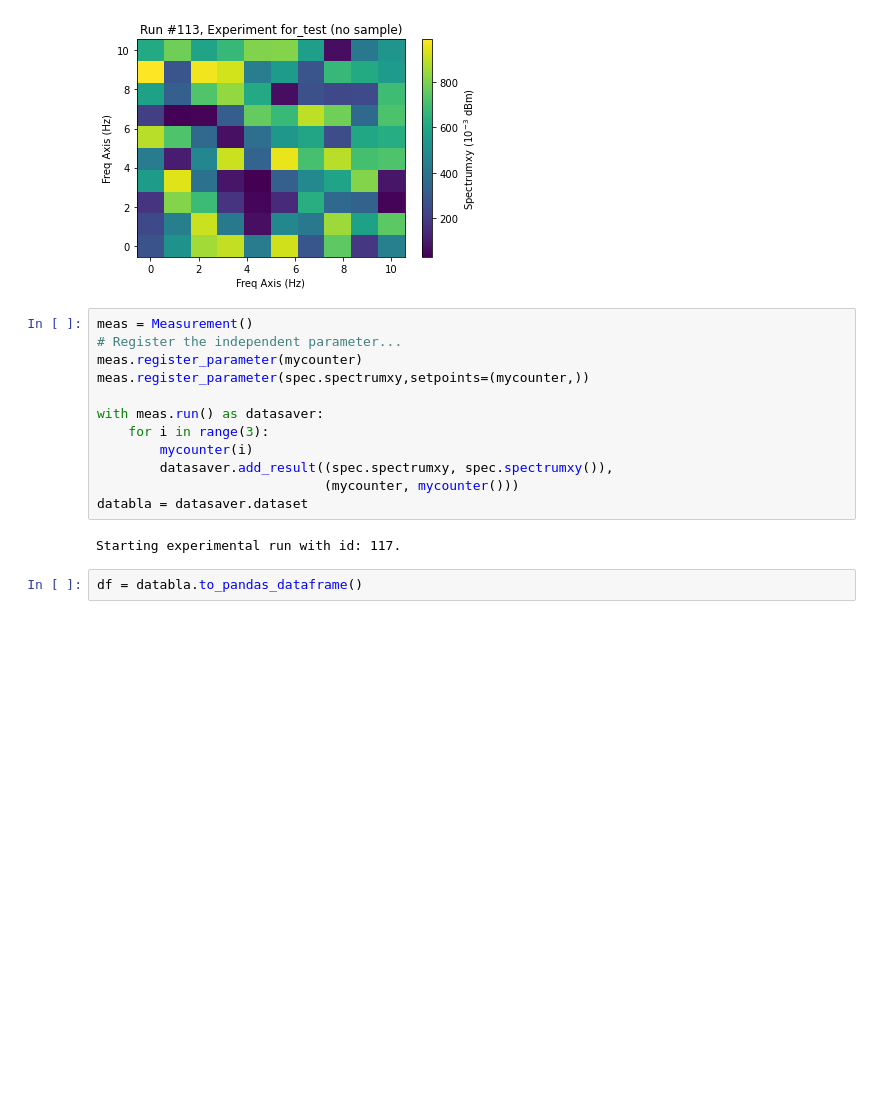
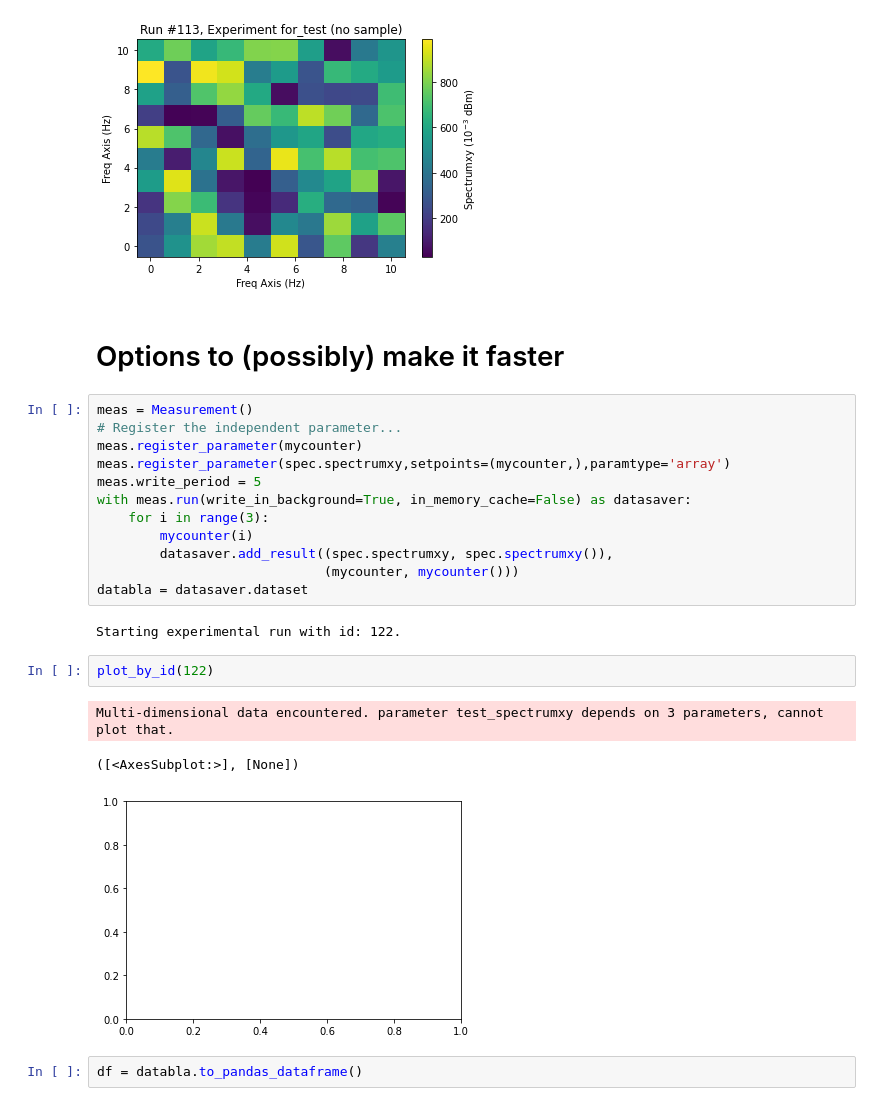
Before and after one commit to RasmusBC59/notebooks_tmp, a Jupyter notebook: measurement_test.ipynb, the cells around one changed output. Saved outputs shown, nothing was run; the diff lists cells and outputs as text; blank space fills up the shorter version.

Commit message:
Options to make it faster

```diff
--- a/measurement_test.ipynb
+++ b/measurement_test.ipynb
@@ -204,20 +204,28 @@ plot_by_id(113)
 ([<AxesSubplot:title={'center':'Run #113, Experiment for_test (no sample)'}, xlabel='Freq Axis (Hz)', ylabel='Freq Axis (Hz)'>],
  [<matplotlib.colorbar.Colorbar at 0x...>])
 [figure]
+# %% [markdown]
+# Options to (possibly) make it faster
 # %%
 meas = Measurement()
 # Register the independent parameter...
 meas.register_parameter(mycounter)
-meas.register_parameter(spec.spectrumxy,setpoints=(mycounter,))
-
-with meas.run() as datasaver:
+meas.register_parameter(spec.spectrumxy,setpoints=(mycounter,),paramtype='array')
+meas.write_period = 5
+with meas.run(write_in_background=True, in_memory_cache=False) as datasaver:
     for i in range(3):
         mycounter(i)
         datasaver.add_result((spec.spectrumxy, spec.spectrumxy()),
                              (mycounter, mycounter()))
 databla = datasaver.dataset
 # %% [output]
-Starting experimental run with id: 117.
+Starting experimental run with id: 122.
+# %%
+plot_by_id(122)
+# %% [output]
+Multi-dimensional data encountered. parameter test_spectrumxy depends on 3 parameters, cannot plot that.
+([<AxesSubplot:>], [None])
+[figure, added]
 # %%
 df = databla.to_pandas_dataframe()
 # %%
```
Also changed, not shown: parts of 2 cells of this notebook.
